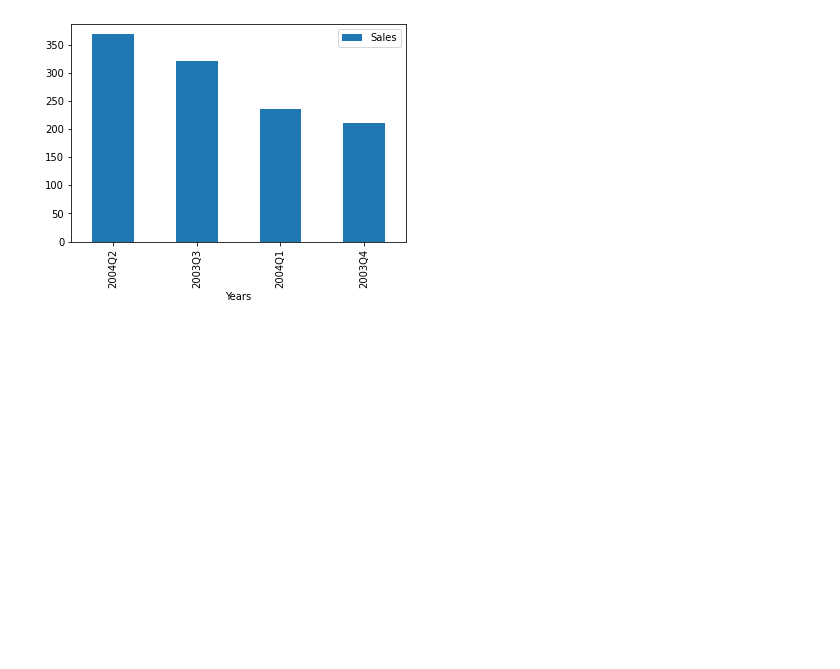
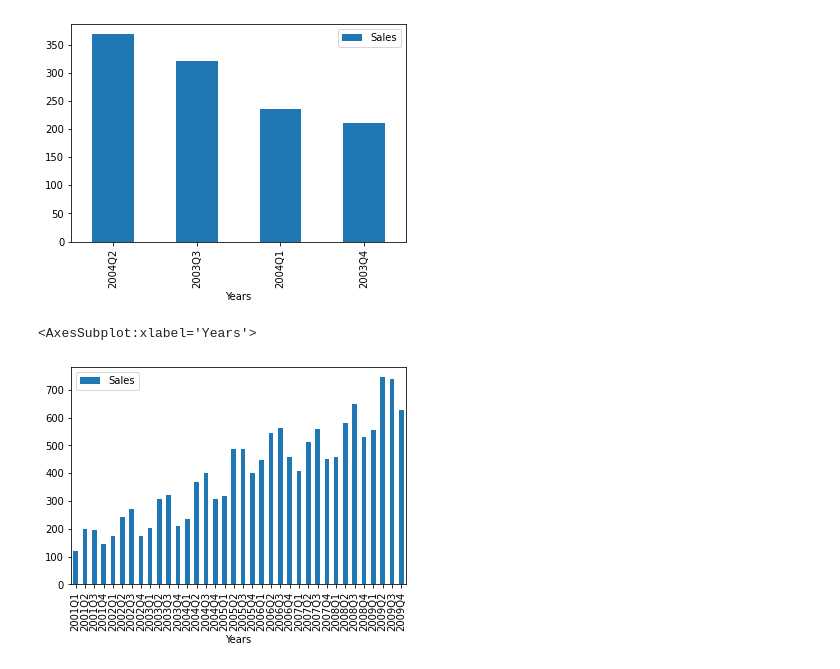
Before and after one commit to datawizard123/exercises, a Jupyter notebook: test.ipynb, the cells around one changed output. Saved outputs shown, nothing was run; the diff lists cells and outputs as text; code cells hidden in the pictures; blank space fills up the shorter version.

```diff
--- a/test.ipynb
+++ b/test.ipynb
@@ -301,3 +301,8 @@ for i in range(0,11):
 [figure]
 [figure]
 [figure]
+# %%
+ddf3.plot.bar()
+# %% [output]
+<AxesSubplot:xlabel='Years'>
+[figure, added]
```
